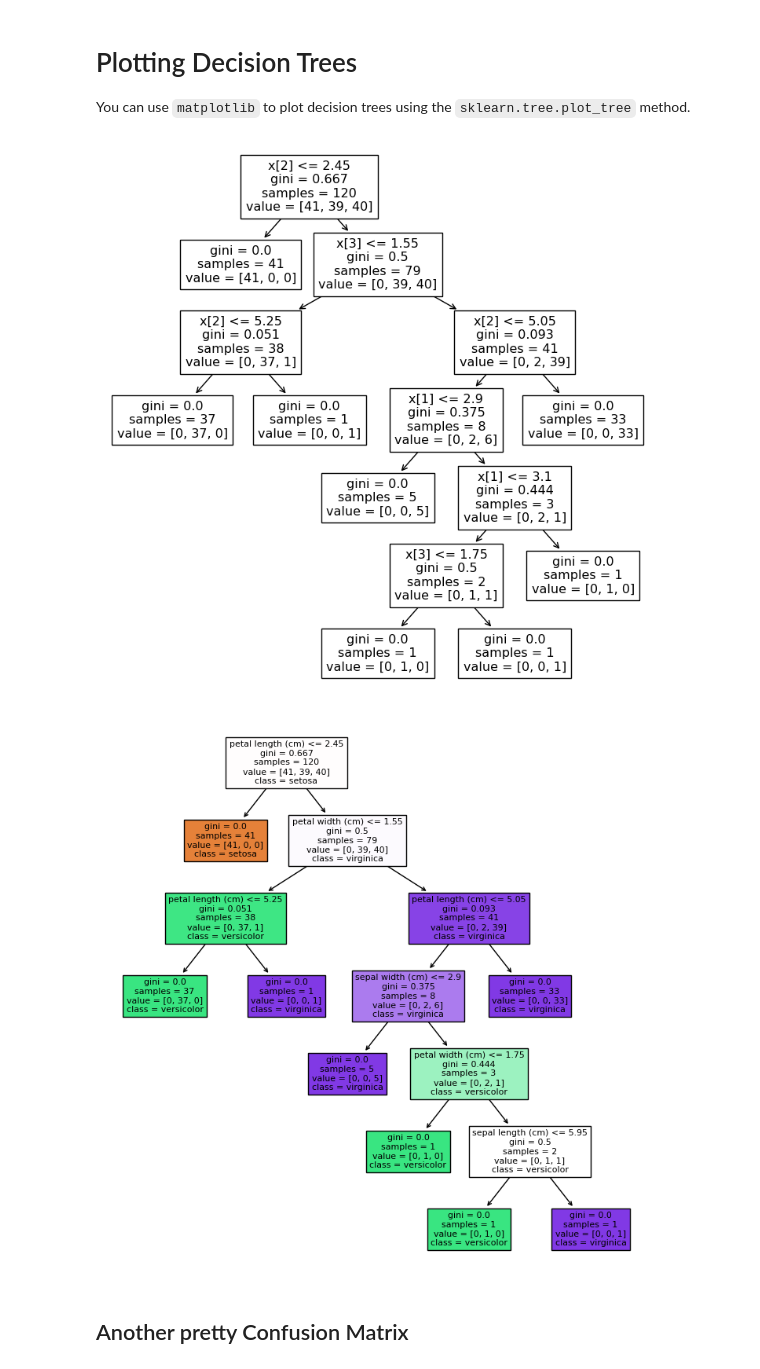
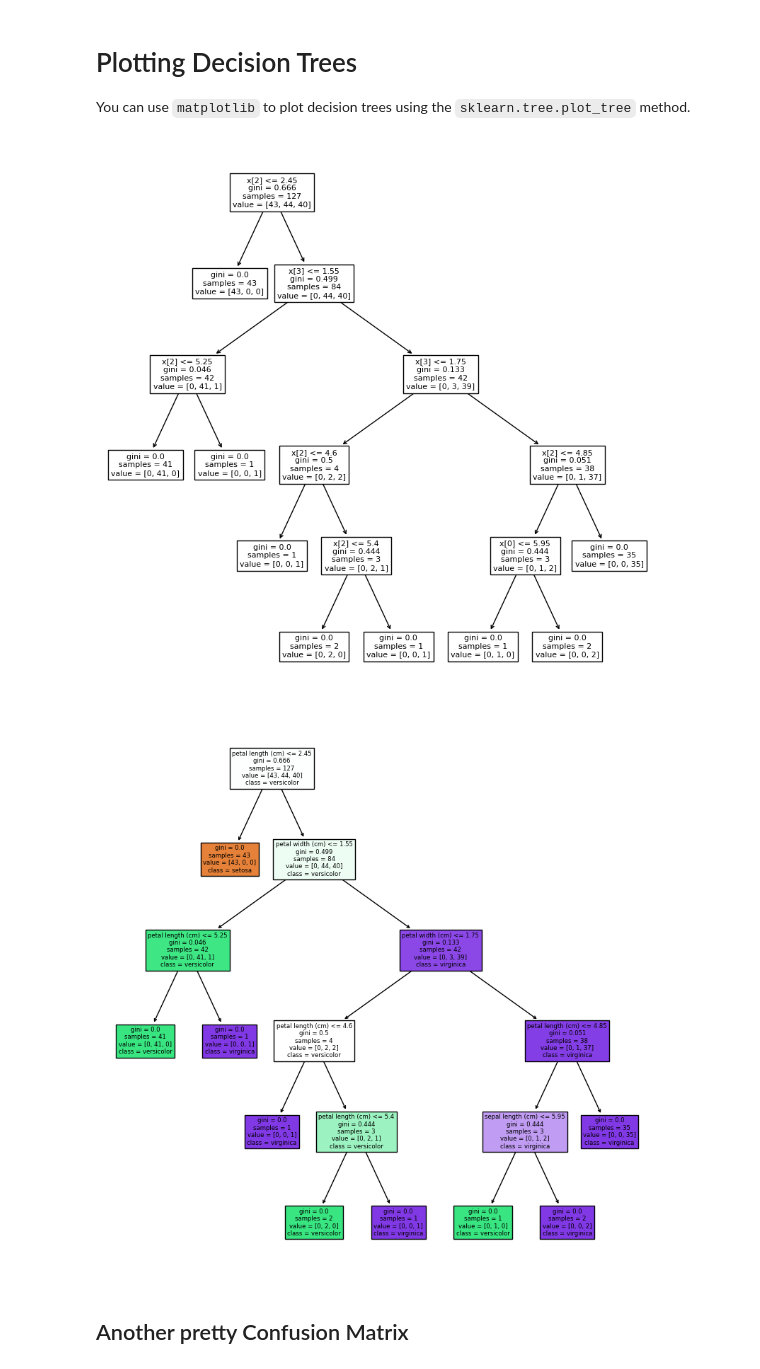
Before and after one commit to alimoorreza/CS167-sp24-notes, a Jupyter notebook: Day10_Introduction_to_Scikit_Learn.ipynb, the cells around one changed output. Drawn from its saved outputs; the diff is of its cells as text; code cells hidden in the pictures.

```diff
--- a/Day10_Introduction_to_Scikit_Learn.ipynb
+++ b/Day10_Introduction_to_Scikit_Learn.ipynb
@@ -189,7 +191,7 @@ Sklearn takes this a step futher and splits the data up into 4 pieces:
 predictors = ['sepal length', 'sepal width','petal length', 'petal width']
 #predictors = data.columns.drop('species')
 target = "species"
-train_data, test_data, train_labels, test_labels = train_test_split(iris_data[predictors], iris_data[target], test_size = 0.2, random_state=41)
+train_data, test_data, train_labels, test_labels = train_test_split(iris_data[predictors], iris_data[target], test_size = 0.15, random_state=41)
 # %%
 # take a look at the data... make sure you understand what split of data is stored in each
 print('train_data shape: ',train_data.shape)
@@ -221,8 +223,8 @@ The name of the model will change based on whether you are doing a __classificat
     - `tree.DecisionTreeRegressor()`
 # %%
 #3. Create classifier/regressor object (change these parameters for Exercise #1)
-from sklearn import tree
-dt = tree.DecisionTreeClassifier()
+from sklearn.tree import DecisionTreeClassifier
+my_decision_tree = DecisionTreeClassifier()
 # %% [markdown]
 ## Step 4: Call `fit()` to train the model
 
@@ -232,7 +234,7 @@ We generally pass two things into `fit()`:
 - `train_data`: the predictor variables we want to train our model on
 - `train_sln`: the labels for each training examples
 # %%
-dt.fit(train_data, train_labels)
+my_decision_tree.fit(train_data, train_labels)
 # %% [output]
 DecisionTreeClassifier()
 # %% [markdown]
@@ -360,21 +360,21 @@ You can use `matplotlib` to plot decision trees using the `sklearn.tree.plot_tre
 # visualizing decision tree
 import matplotlib.pyplot as plt
 
-plt.figure(figsize=(9,9)) # Makes it so the graph isn't tiny
-tree.plot_tree(dt); #if you remove the ;, you'll get more information about the tree
+plt.figure(figsize=(10,10)) # Makes it so the graph isn't tiny
+tree.plot_tree(my_decision_tree); #if you remove the ;, you'll get more information about the tree
 # %% [output]
-[figure, old version]
+[figure, new version]
 # %%
 #tweak paramters to make it pretty
 import matplotlib.pyplot as plt
 fn=['sepal length (cm)','sepal width (cm)','petal length (cm)','petal width (cm)']
 cn=['setosa', 'versicolor', 'virginica']
-plt.figure(figsize=(9,9))
+plt.figure(figsize=(10,10))
 #fig, axes = plt.subplots(nrows = 1,ncols = 1,figsize = (3,3), dpi=300) # more tuned plot but the previous line should work
 
-tree.plot_tree(dt, feature_names=fn, class_names=cn, filled=True);
+tree.plot_tree(my_decision_tree, feature_names=fn, class_names=cn, filled=True);
 # %% [output]
-[figure, old version]
+[figure, new version]
 # %% [markdown]
 ## Another pretty Confusion Matrix
 # %%
```
Also changed, not shown: parts of 11 cells of this notebook.
